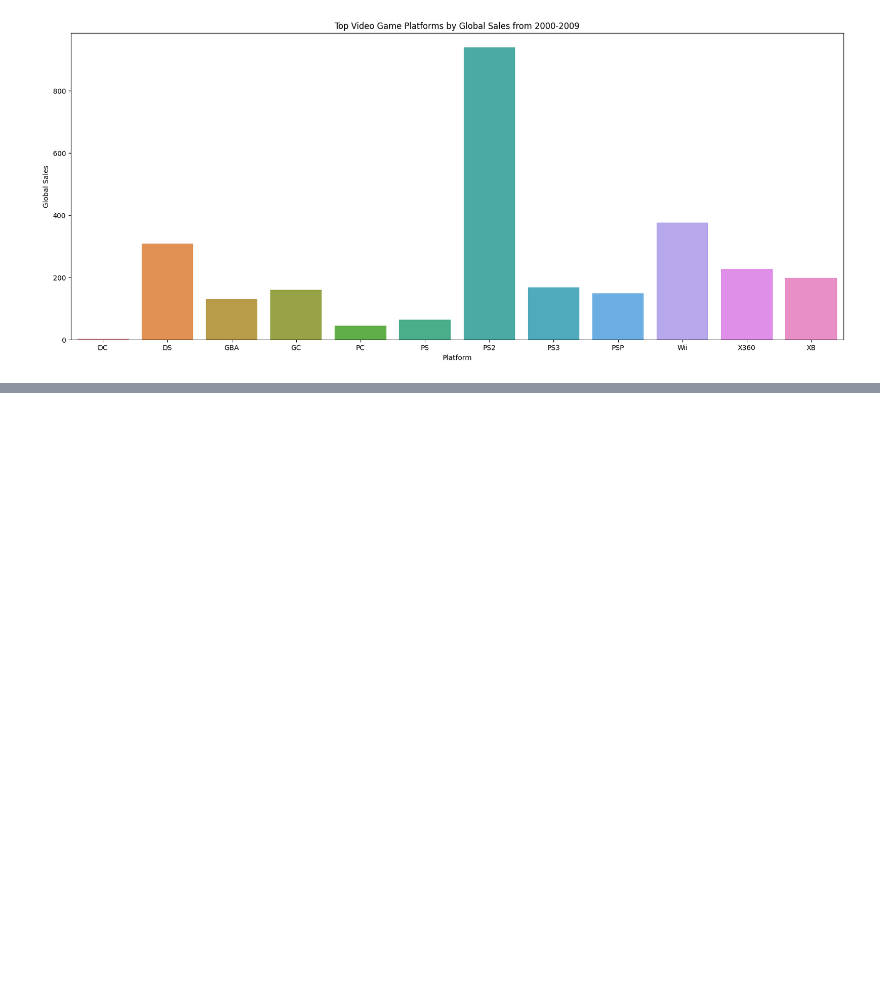
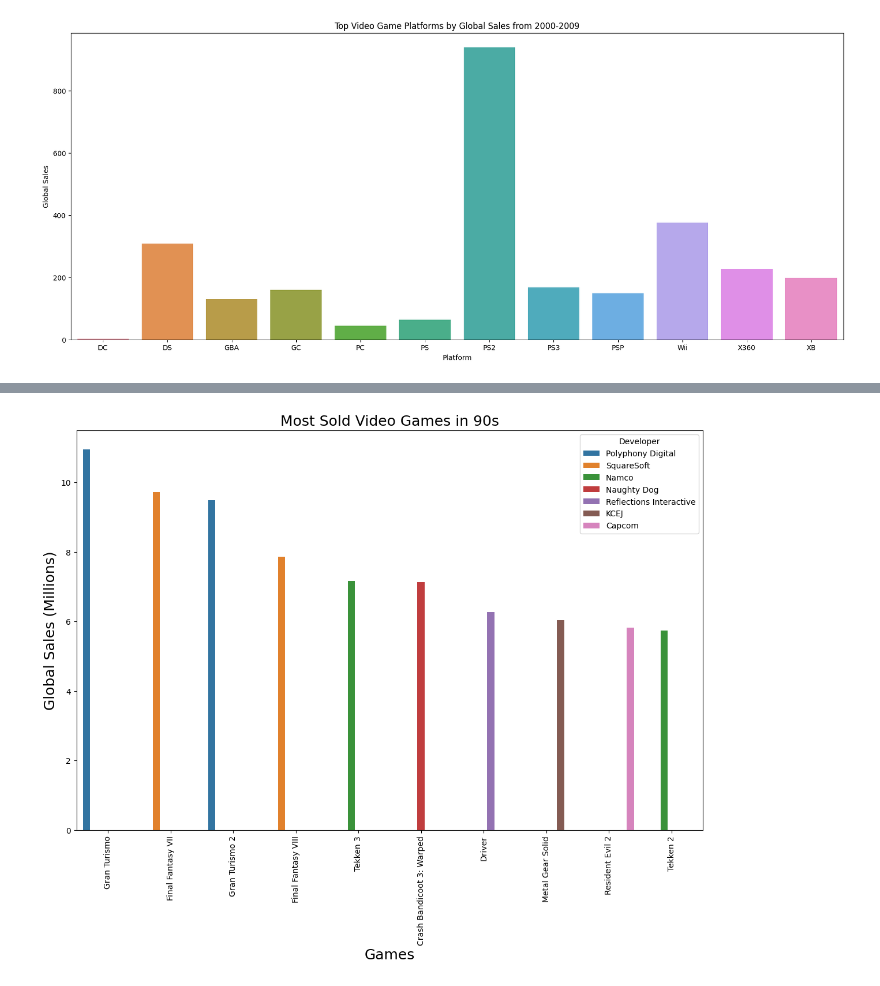
Before and after one commit to tangiambe/Data_Analytics_Project, a Jupyter notebook: tangi_visualizations.ipynb, the cells around one changed output, grey strips where cells are left out. Saved outputs shown, nothing was run; the diff lists cells and outputs as text; code cells hidden in the pictures; blank space fills up the shorter version.

```diff
--- a/tangi_visualizations.ipynb
+++ b/tangi_visualizations.ipynb
@@ -150,0 +162,15 @@ plt.show()
+# %%
+top_10_90s = vg90s[:10]
+top_10_00s = vg00s[:10]
+top_10_10s = vg10s[:10]
+# %%
+#Top 10 Highest Selling Games Globally in 90s
+ax = sns.barplot(x = 'Name', y = "Global_Sales", data = top_10_90s, hue= "Developer")
+ax.figure.set_size_inches(14, 9)
+ax.set_title("Most Sold Video Games in 90s", fontsize = 18)
+ax.set_ylabel('Global Sales (Millions)', fontsize = 18)
+ax.set_xlabel('Games', fontsize = 18)
+plt.xticks(rotation = 90)
+plt.show()
+# %% [output]
+[figure, added]
```
Also changed, not shown: parts of 6 cells of this notebook.
